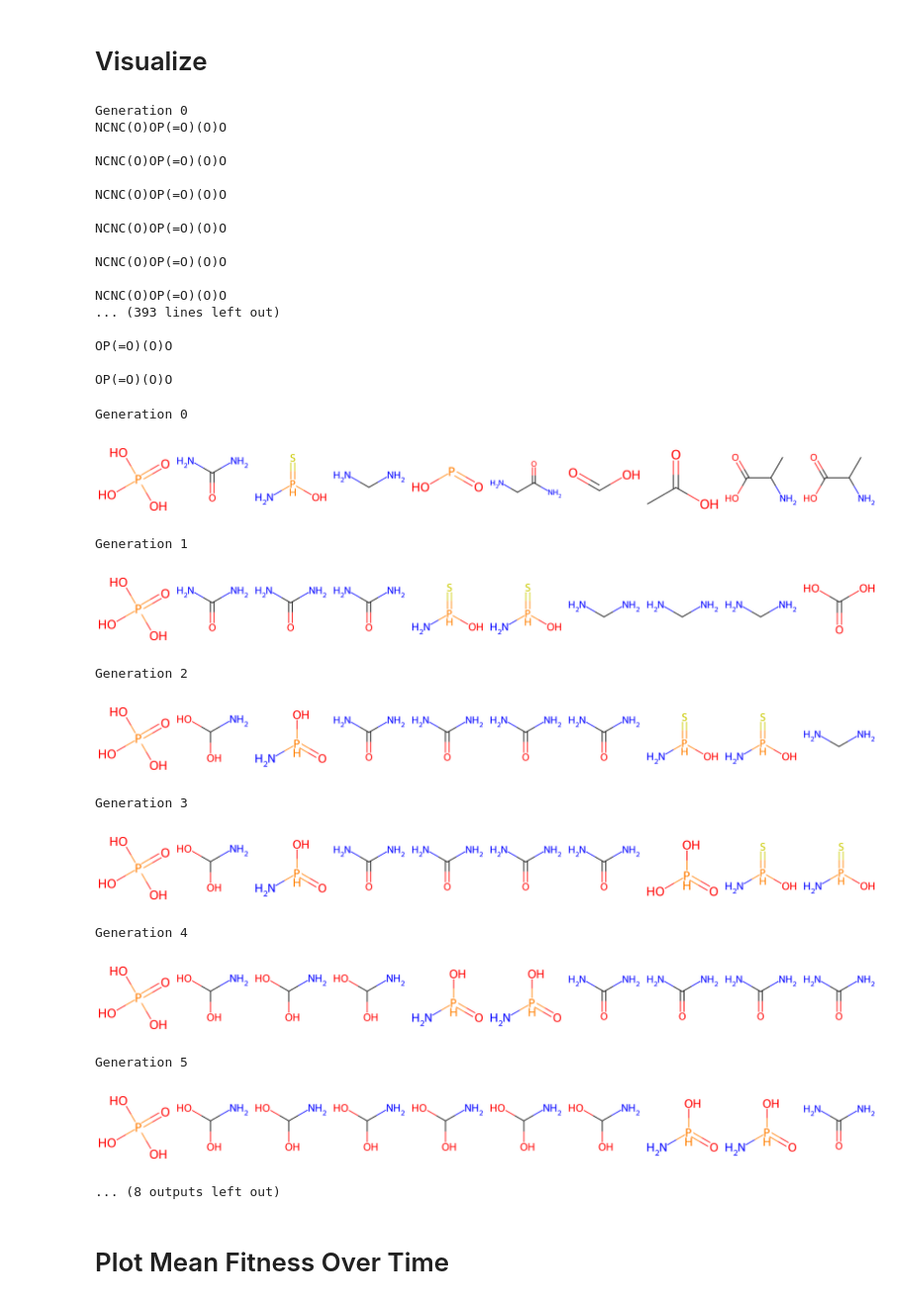
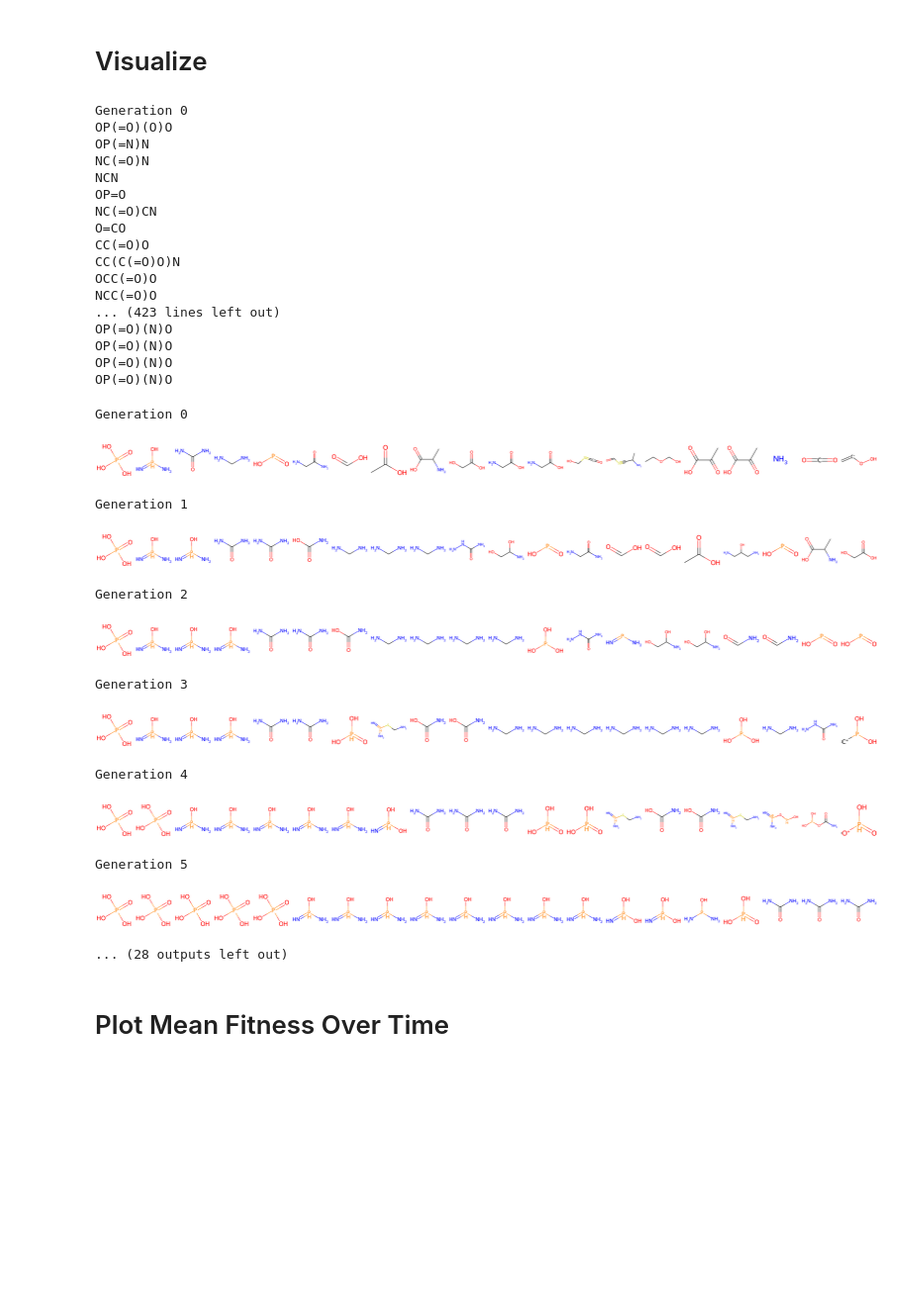
Before and after one commit to MatildeJPereira/SimEvo-BioInsp25, a Jupyter notebook: notebooks/GA_demo.ipynb, the cells around one changed output. Shown at 99% size. Drawn from its saved outputs; the diff is of its cells as text; code cells hidden in the pictures; blank space fills up the shorter version.

```diff
--- a/notebooks/GA_demo.ipynb
+++ b/notebooks/GA_demo.ipynb
@@ -38,7 +38,7 @@ ga = GeneticAlgorithm(cfg, compute_fitness)
 # %% [markdown]
 # Evolution and History
 # %%
-history = ga.evolve(pop, generations=10)
+history = ga.evolve(pop, generations=20)
 print("Evolution done!")
 # %% [output]
 Generation  0
@@ -89,48 +153,48 @@ Evolution done!
 # Visualize
 # %%
 for gen, p in enumerate(history):
-    print(f"Generation {gen}")
+    print(f"\nGeneration {gen}")
     for n in p.molecules:
-        print(n.smiles, "\n")
+        print(n.smiles)
 # %% [output]
 Generation 0
-NCNC(O)OP(=O)(O)O
-
-NCNC(O)OP(=O)(O)O
-
-NCNC(O)OP(=O)(O)O
-
-NCNC(O)OP(=O)(O)O
-
-NCNC(O)OP(=O)(O)O
-
-NCNC(O)OP(=O)(O)O
-... (393 lines left out)
-
 OP(=O)(O)O
-
-OP(=O)(O)O
+OP(=N)N
+NC(=O)N
+NCN
+OP=O
+NC(=O)CN
+O=CO
+CC(=O)O
+CC(C(=O)O)N
+OCC(=O)O
+NCC(=O)O
+... (423 lines left out)
+OP(=O)(N)O
+OP(=O)(N)O
+OP(=O)(N)O
+OP(=O)(N)O
 # %%
 from src.view.viewer import population_grid
 from IPython.display import display
 
 for gen, p in enumerate(history):
     print(f"Generation {gen}")
-    display(population_grid(p, n=10))
+    display(population_grid(p, n=20))
 # %% [output]
 Generation 0
-[figure, old version]
+[figure, new version]
 Generation 1
-[figure, old version]
+[figure, new version]
 Generation 2
-[figure, old version]
+[figure, new version]
 Generation 3
-[figure, old version]
+[figure, new version]
 Generation 4
-[figure, old version]
+[figure, new version]
 Generation 5
-[figure, old version]
+[figure, new version]
-... (8 outputs left out)
+... (28 outputs left out)
 # %% [markdown]
 # Plot Mean Fitness Over Time
 # %%
```
Also changed, not shown: parts of 3 cells of this notebook, 2 other files.
